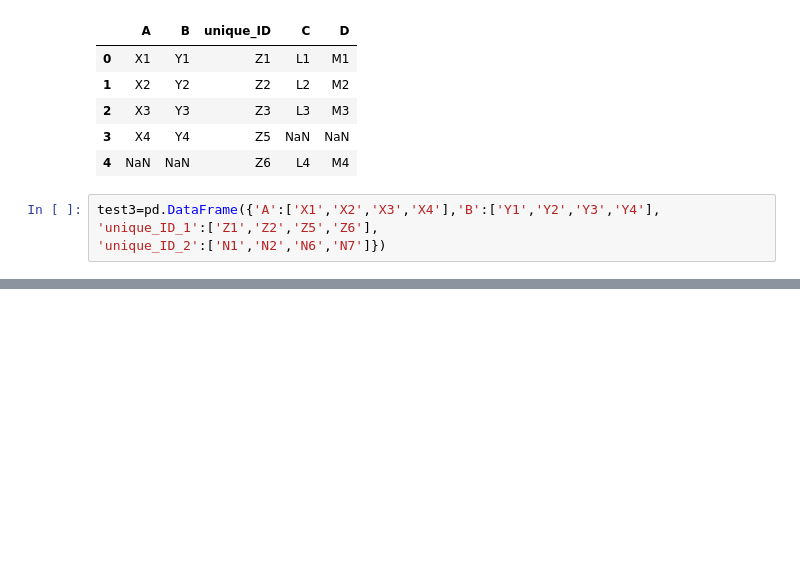
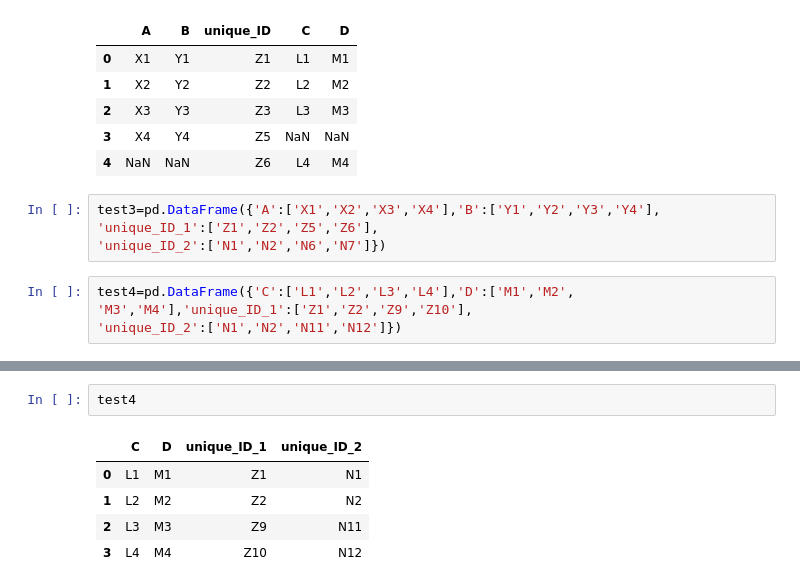
Before and after one commit to aleal4/ML_python_fundamentals, a Jupyter notebook: Python Fundamentals.ipynb, the cells around one changed output, grey strips where cells are left out. Drawn from its saved outputs; the diff is of its cells as text; blank space fills up the shorter version.

```diff
--- a/Python Fundamentals.ipynb
+++ b/Python Fundamentals.ipynb
@@ -752,3 +752,7 @@ pd.merge(test1,test2, on='unique_ID', how='outer')
 test3=pd.DataFrame({'A':['X1','X2','X3','X4'],'B':['Y1','Y2','Y3','Y4'],
 'unique_ID_1':['Z1','Z2','Z5','Z6'],
 'unique_ID_2':['N1','N2','N6','N7']})
+# %%
+test4=pd.DataFrame({'C':['L1','L2','L3','L4'],'D':['M1','M2',
+'M3','M4'],'unique_ID_1':['Z1','Z2','Z9','Z10'],
+'unique_ID_2':['N1','N2','N11','N12']})
@@ -754,0 +767,8 @@ test3=pd.DataFrame({'A':['X1','X2','X3','X4'],'B':['Y1','Y2','Y3','Y4'],
+# %%
+test4
+# %% [output]
+|  | C | D | unique_ID_1 | unique_ID_2 |
+| 0 | L1 | M1 | Z1 | N1 |
+| 1 | L2 | M2 | Z2 | N2 |
+| 2 | L3 | M3 | Z9 | N11 |
+| 3 | L4 | M4 | Z10 | N12 |
```
Also changed, not shown: parts of 8 cells of this notebook.
